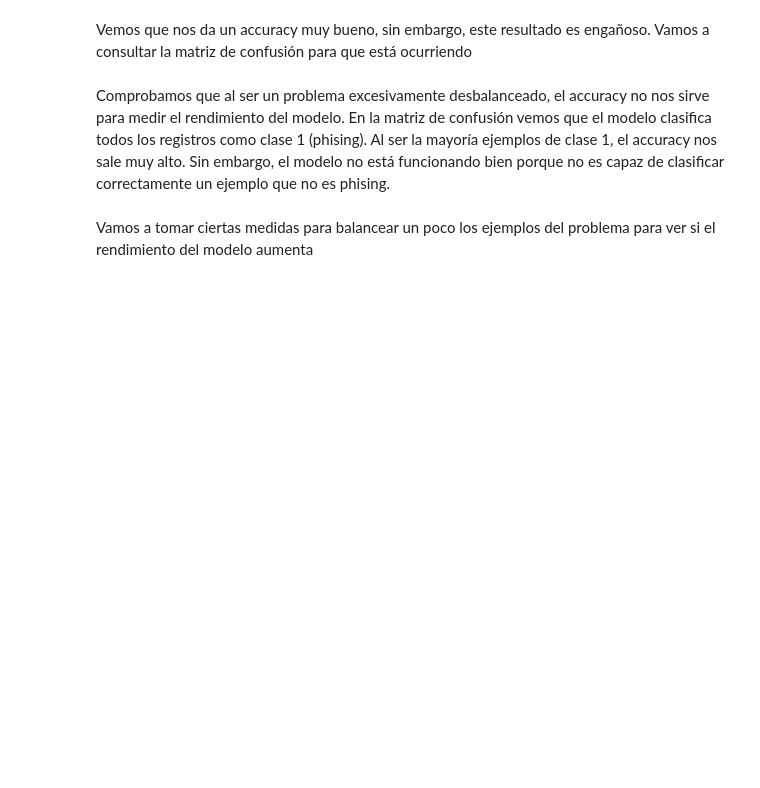
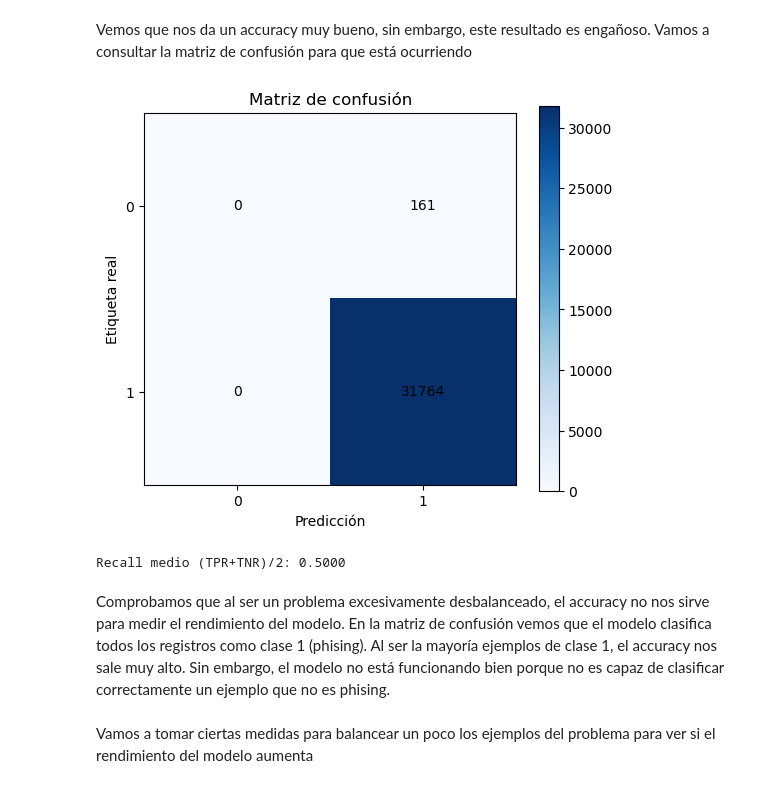
Before and after one commit to Svergara2525/URL_phising_detector, a Jupyter notebook: phising_url.ipynb, the cells around one changed output. Saved outputs shown, nothing was run; the diff lists cells and outputs as text; code cells hidden in the pictures; blank space fills up the shorter version.

```diff
--- a/phising_url.ipynb
+++ b/phising_url.ipynb
@@ -157,7 +232,7 @@ print("para asegurar que el StringIndexer aprenda solo del conjunto de entrenami
 Dividimos nuestros datos en train y test
 # %%
 seed = 12418
-train, test_total = df.randomSplit([0.8, 0.2], seed=seed)
+train, test_total = df.randomSplit([0.6, 0.4], seed=seed)
 
 train.cache()
 test_total.cache()
@@ -170,5 +250,5 @@ print(f"Test count: {test_count_total}")
 # %%
-val, test = df.randomSplit([0.5, 0.5], seed=seed)
+val, test = test_total.randomSplit([0.5, 0.5], seed=seed)
 
 val.cache()
 test.cache()
@@ -251,34 +366,45 @@ def matrizConfusion(prediction):
     labels = np.unique(prediction.select("label").toPandas())
 
     plt.figure(figsize=(6,5))
     plt.imshow(cm, cmap='Blues')
     plt.colorbar()
     plt.xticks(range(len(labels)), labels)
     plt.yticks(range(len(labels)), labels)
 
     plt.xlabel("Predicción")
     plt.ylabel("Etiqueta real")
     plt.title("Matriz de confusión")
 
     for i in range(cm.shape[0]):
         for j in range(cm.shape[1]):
             plt.text(j, i, int(cm[i, j]),
                     ha="center", va="center")
 
     plt.show()
 
+def recall_medio_clases(prediction):
+    rdd = prediction.select("prediction", "label") \
+        .rdd.map(lambda r: (float(r["prediction"]), float(r["label"])))
+
+    metrics = MulticlassMetrics(rdd)
+    cm = metrics.confusionMatrix().toArray()
     TN = cm[0,0]
     FP = cm[0,1]
     FN = cm[1,0]
     TP = cm[1,1]
 
     TPR = TP / (TP + FN) if (TP + FN) else 0.0   # recall clase 1
     TNR = TN / (TN + FP) if (TN + FP) else 0.0   # recall clase 0
 
     recall_medio = (TPR + TNR) / 2
-    print(f"Recall medio (TPR+TNR)/2: {recall_medio:.4f}")
+    return recall_medio
 
 matrizConfusion(prediction)
+recall_medio = recall_medio_clases(prediction)
+print(f"Recall medio (TPR+TNR)/2: {recall_medio:.4f}")
+# %% [output]
+[figure, added]
+Recall medio (TPR+TNR)/2: 0.5000
 # %% [markdown]
 Comprobamos que al ser un problema excesivamente desbalanceado, el accuracy no nos sirve para medir el rendimiento del modelo. En la matriz de confusión vemos que el modelo clasifica todos los registros como clase 1 (phising). Al ser la mayoría ejemplos de clase 1, el accuracy nos sale muy alto. Sin embargo, el modelo no está funcionando bien porque no es capaz de clasificar correctamente un ejemplo que no es phising.
 # %% [markdown]
```
Also changed, not shown: parts of 42 cells of this notebook, 1 other file.
